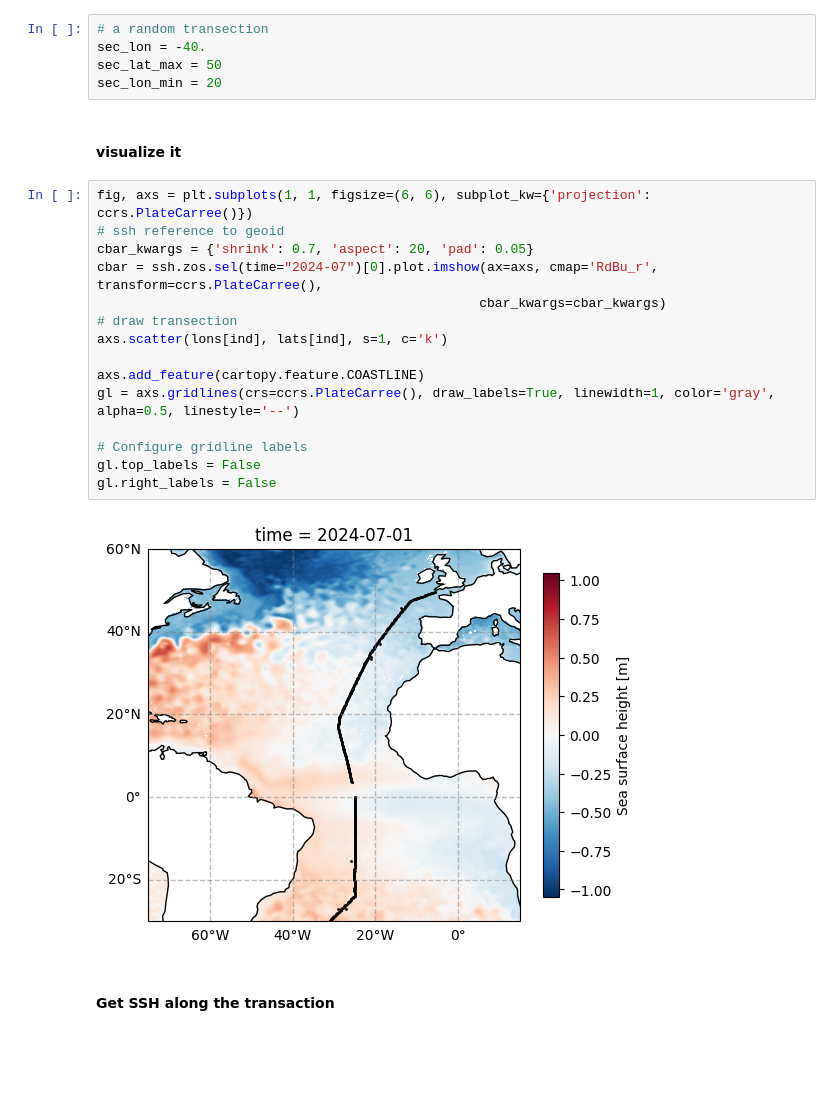
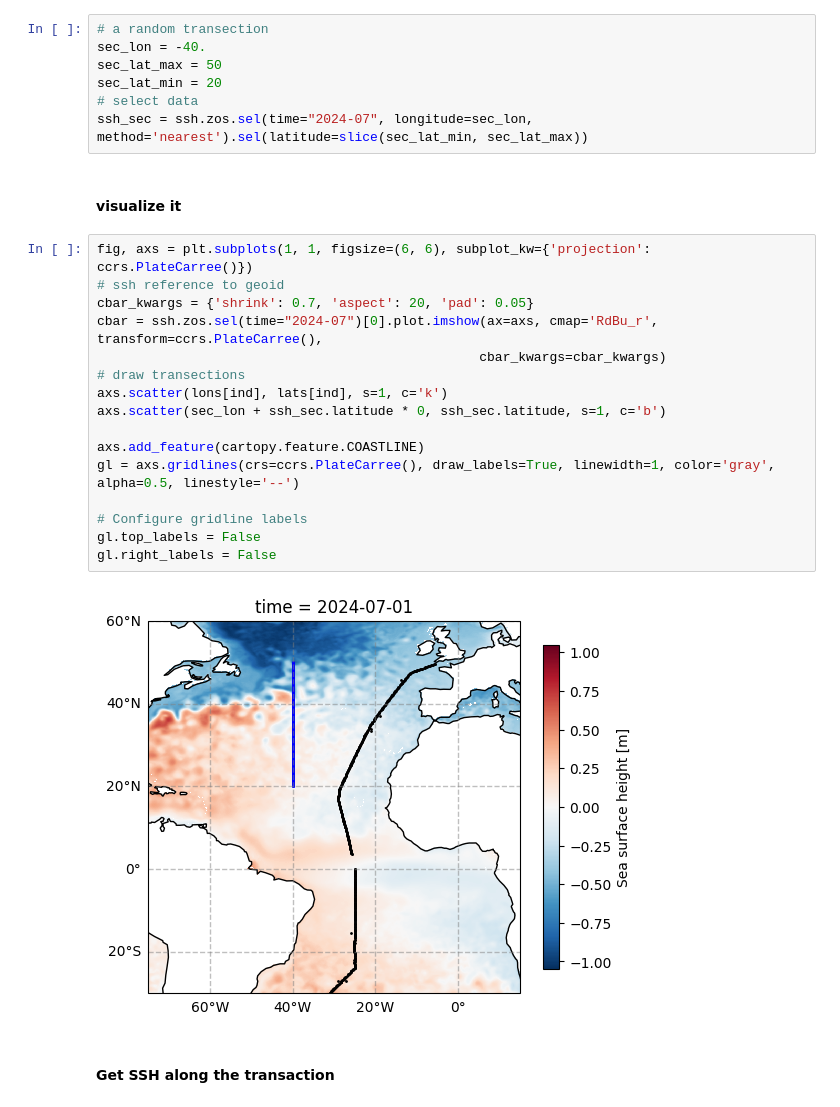
Before and after one commit to pedmondlerner/phytoSTEW, a Jupyter notebook: Team/Zichang/cmems_SSH.ipynb, the cells around one changed output. Saved outputs shown, nothing was run; the diff lists cells and outputs as text; blank space fills up the shorter version.

```diff
--- a/Team/Zichang/cmems_SSH.ipynb
+++ b/Team/Zichang/cmems_SSH.ipynb
@@ -112,26 +112,29 @@ ind = (lons>-75) & (lons<=15) & (lats>-30) & (lats<60)
 # a random transection
 sec_lon = -40.
 sec_lat_max = 50
-sec_lon_min = 20
+sec_lat_min = 20
+# select data
+ssh_sec = ssh.zos.sel(time="2024-07", longitude=sec_lon, method='nearest').sel(latitude=slice(sec_lat_min, sec_lat_max))
 # %% [markdown]
 #### visualize it
 # %%
 fig, axs = plt.subplots(1, 1, figsize=(6, 6), subplot_kw={'projection': ccrs.PlateCarree()})
 # ssh reference to geoid
 cbar_kwargs = {'shrink': 0.7, 'aspect': 20, 'pad': 0.05}
 cbar = ssh.zos.sel(time="2024-07")[0].plot.imshow(ax=axs, cmap='RdBu_r', transform=ccrs.PlateCarree(),
                                                  cbar_kwargs=cbar_kwargs)
-# draw transection
+# draw transections
 axs.scatter(lons[ind], lats[ind], s=1, c='k')
+axs.scatter(sec_lon + ssh_sec.latitude * 0, ssh_sec.latitude, s=1, c='b')
 
 axs.add_feature(cartopy.feature.COASTLINE)
 gl = axs.gridlines(crs=ccrs.PlateCarree(), draw_labels=True, linewidth=1, color='gray', alpha=0.5, linestyle='--')
 
 # Configure gridline labels
 gl.top_labels = False
 gl.right_labels = False
 # %% [output]
-[figure, old version]
+[figure, new version]
 # %% [markdown]
 #### Get SSH along the transaction
 # %%
```
Also changed, not shown: parts of 1 cell of this notebook.
